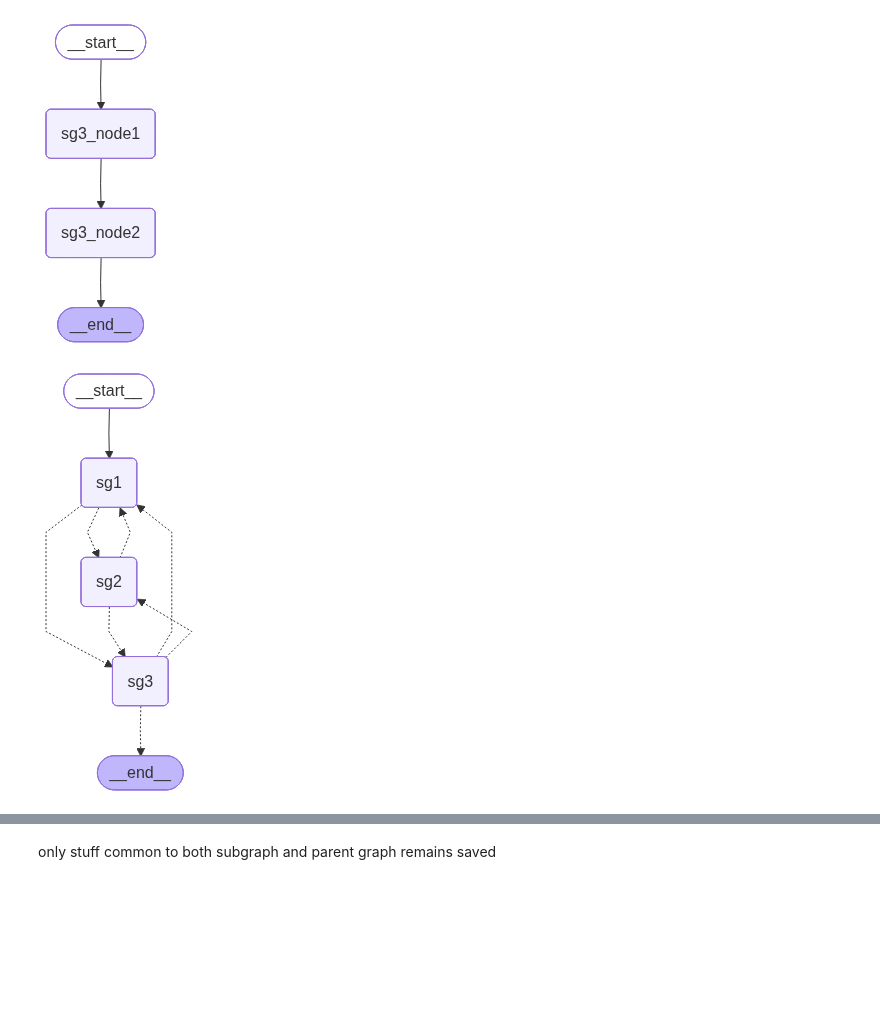
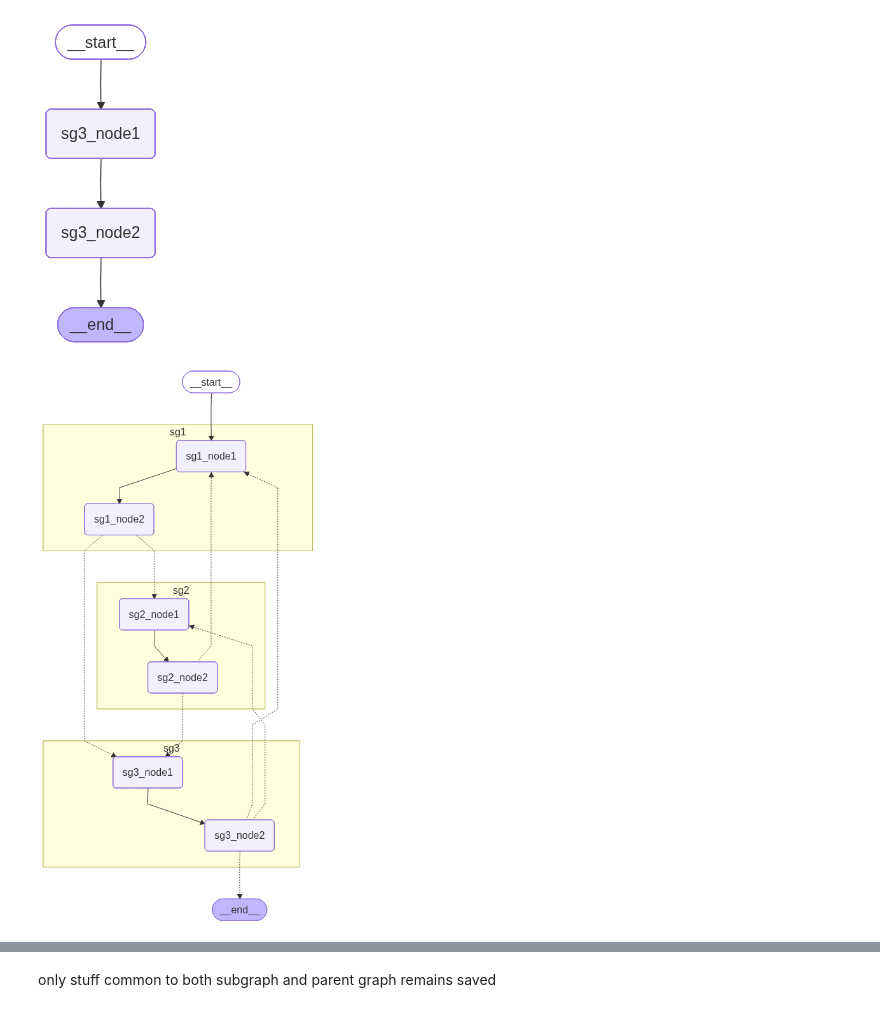
Before and after one commit to TheGEN1U5/DLventures, a Jupyter notebook: nlp/agentic/agentic_rag_ps/swarm_tut.ipynb, the cells around one changed output, grey strips where cells are left out. Cells and saved outputs as stored; diff of their text form; code cells hidden in the pictures; blank space fills up the shorter version.

```diff
--- a/nlp/agentic/agentic_rag_ps/swarm_tut.ipynb
+++ b/nlp/agentic/agentic_rag_ps/swarm_tut.ipynb
@@ -797,25 +890,25 @@ def router_sg3(state) -> Literal["sg2", "sg1", END]:
 # %%
 class ParentState(TypedDict):
     shared_data: str
     next_sg: str
 
 builder = StateGraph(ParentState)
 builder.add_node("sg1", sg1)
 builder.add_node("sg2", sg2)
 builder.add_node("sg3", sg3)
 
 builder.add_edge(START, "sg1")
 builder.add_conditional_edges("sg1", router_sg1)
 builder.add_conditional_edges("sg2", router_sg2)
 builder.add_conditional_edges("sg3", router_sg3)
 
 from langgraph.checkpoint.memory import InMemorySaver
 memory = InMemorySaver()
 
 parent = builder.compile(checkpointer=memory)
-display(Image(parent.get_graph().draw_mermaid_png()))
+display(Image(parent.get_graph(xray=1).draw_mermaid_png()))
 # %% [output]
-[figure, old version]
+[figure, new version]
 # %%
 parent.invoke({"shared_data": "initial shared data"}, {"configurable": {"thread_id": "1"}})
 # %% [output]
```
Also changed, not shown: parts of 15 cells of this notebook.
